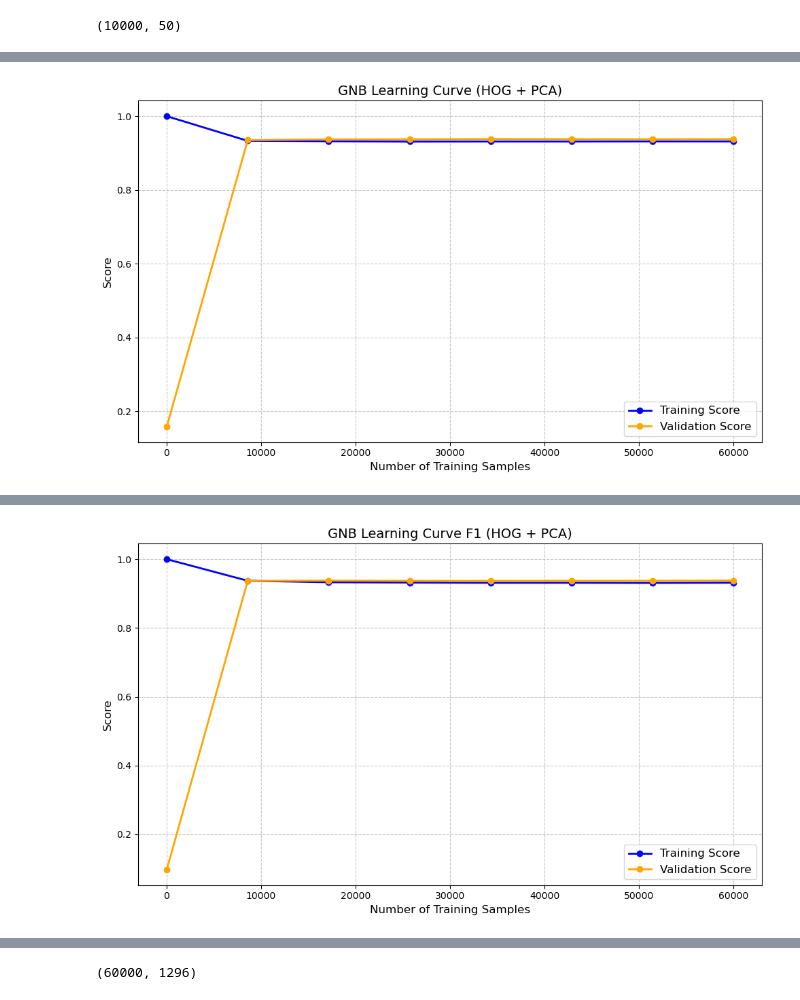
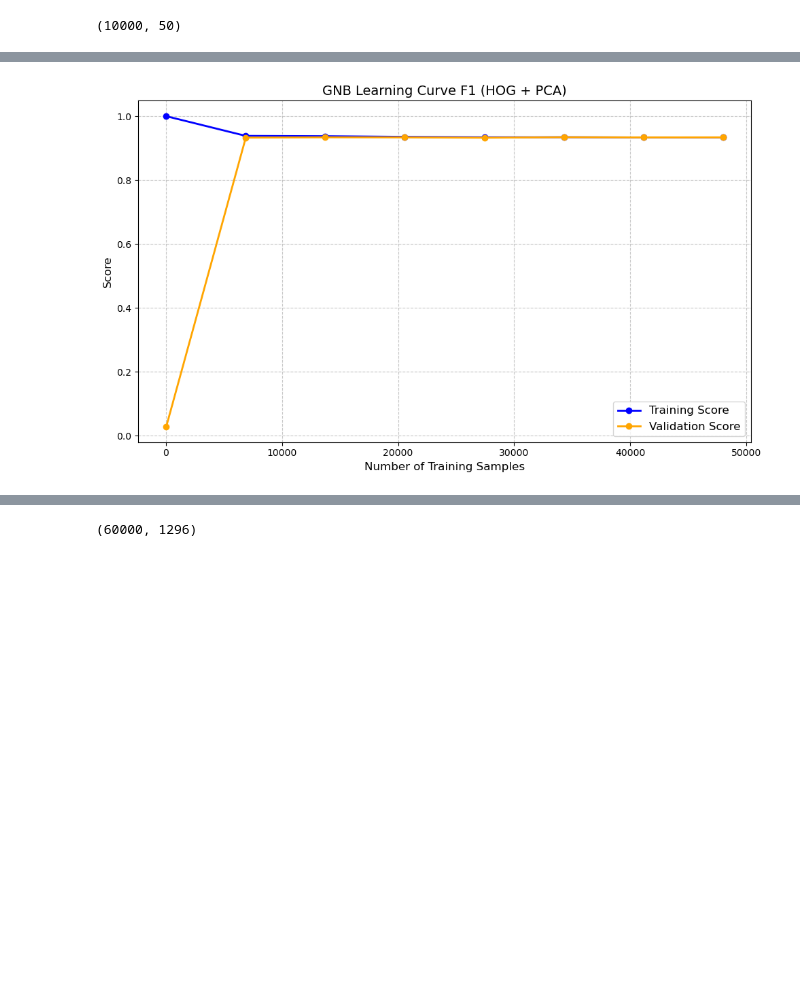
Before and after one commit to adhamthearray/Machine-Learning-Number-Classification_MNIST, a Jupyter notebook: Multi.ipynb, the cells around one changed output, grey strips where cells are left out. Saved outputs shown, nothing was run; the diff lists cells and outputs as text; code cells hidden in the pictures; blank space fills up the shorter version.

```diff
--- a/Multi.ipynb
+++ b/Multi.ipynb
@@ -166,10 +217,9 @@ Best score: 0.8204508209258771
 # %%
-param_grid2 = {
-    "maxDepth": [15, 18, 20],
-    "minSamplesSplit": [20, 30],
-    "minSampleLeafs": [2, 5],
-    "criterion": ["gini"],
-    "maxFeatures": ["sqrt"]
-}
-best_params2, _, _ = manual_grid_search_DT(X_train_HOG , y_train_O , param_grid2)
+dt = DecisionTree(maxDepth = 15, minSamplesSplit= 20, minSampleLeafs= 5, criterion= 'gini', maxFeatures= 'sqrt')
+
+dt.fit(X_train_hog_pca , y_train_O)
+predictions = dt.predict(X_test_hog_pca)
+print(classification_report2(
+    y_test, predictions,
+))
 # %% [output]
@@ -341,6 +316,16 @@ Size 60000/60000 -> Train: 0.9130 | Val: 0.8474
 # ======================
 # Helper Functions
 # ======================
+pca2 = PCA(n_components=100)
+
+X_train_hog_pca_a = pca2.fit_transform(X_train_HOG)
+X_test_hog_pca_a = pca2.transform(X_test_HOG)
+
+X_train_analysis_a , X_val_analysis_a , y_train_analysis_a , y_val_analysis_a = train_test_split(
+    X_train_hog_pca_a, y_train_O,
+    test_size=0.2,
+    random_state=42
+)
 def train_gnb(X, y):
     gnb = GNB()
     gnb.gaussian_naive_train(X, y)
@@ -350,7 +335,7 @@ def predict_gnb(model, X):
     return model.predict(X)
 
 def plot_cm(y_true, y_pred, title):
-    cm = confusion_matrix(y_true, y_pred)
+    cm = confusion_matrix2(y_true, y_pred)
 
     plt.figure(figsize=(6,5))
     plt.imshow(cm)
@@ -375,15 +360,15 @@ print("HOG + PCA")
 print("==============================")
 
 print("\n=== K-FOLD VALIDATION ===")
-run_kfold(X_train, y_train, train_gnb, predict_gnb, k=5, binary=0)
+run_kfold(X_train_hog_pca_a, y_train_O, train_gnb, predict_gnb, k=5, binary=0)
 
 gnb = GNB()
-gnb.gaussian_naive_train(X_train, y_train)
+gnb.gaussian_naive_train(X_train_hog_pca_a, y_train_O)
 
-predictions_hog = gnb.predict(X_test_hog_pca)
+predictions_hog = gnb.predict(X_test_hog_pca_a)
 
 print("\n=== TEST RESULTS ===")
-print(classification_report(y_test, predictions_hog))
+print(classification_report2(y_test, predictions_hog))
 
 plot_cm(y_test, predictions_hog, "HOG + PCA Confusion Matrix")
 
@@ -414,22 +399,14 @@ gnb.gaussian_naive_train(X_train_vgg, y_train)
 predictions_vgg = gnb.predict(X_test_vgg)
 
 print("\n=== TEST RESULTS ===")
-print(classification_report(y_test, predictions_vgg))
+print(classification_report2(y_test, predictions_vgg))
 
 plot_cm(y_test, predictions_vgg, "VGG (RAW) Confusion Matrix")
 
 
-# ======================
-# VGG + PCA (50)
-# ======================
-print("\n==============================")
-print("VGG + PCA (50)")
-print("==============================")
 
-pca = PCA(n_components=50)
-
-X_train_vgg_pca = pca.fit_transform(X_train_vgg)
-X_test_vgg_pca = pca.transform(X_test_vgg)
+X_train_vgg_pca = pca2.fit_transform(X_train_vgg)
+X_test_vgg_pca = pca2.transform(X_test_vgg)
 
 print("\n=== K-FOLD VALIDATION ===")
 run_kfold(X_train_vgg_pca, y_train, train_gnb, predict_gnb, k=5, binary=0)
@@ -440,34 +417,24 @@ gnb.gaussian_naive_train(X_train_vgg_pca, y_train)
 predictions_vgg_pca = gnb.predict(X_test_vgg_pca)
 
 print("\n=== TEST RESULTS ===")
-print(classification_report(y_test, predictions_vgg_pca))
+print(classification_report2(y_test, predictions_vgg_pca))
 
 plot_cm(y_test, predictions_vgg_pca, "VGG + PCA Confusion Matrix")
 from sklearn.metrics import accuracy_score
 
 # metric
 def metric_fn(y_true, y_pred):
-    return accuracy_score(y_true, y_pred)
+    return accuracy_score2(y_true, y_pred)
 def metric_f1_macro(y_true, y_pred):
-    return f1_score(y_true, y_pred, average='macro')
+    return f1_score2(y_true, y_pred, average='macro')
 
-# run analysis
+
+
 analysis_curves(
-    X_train_hog_pca,
-    y_train,
-    X_test_hog_pca,   # using test as validation
-    y_test,
-    train_fn=train_gnb,
-    predict_fn=predict_gnb,
-    metric_fn=metric_fn,
-    num_steps=8,
-    title="GNB Learning Curve (HOG + PCA)"
-)
-analysis_curves(
-    X_train_hog_pca,
-    y_train,
-    X_test_hog_pca,   # using test as validation
-    y_test,
+    X_train_analysis_a,
+    y_train_analysis_a,
+    X_val_analysis_a,   # using test as validation
+    y_val_analysis_a,
     train_fn=train_gnb,
     predict_fn=predict_gnb,
     metric_fn=metric_f1_macro,
@@ -540 +507 @@ Size 60000/60000 -> Train: 0.9316 | Val: 0.9380
-[figure, old version]
+[figure, new version]
@@ -549 +524,0 @@ Size 60000/60000 -> Train: 0.9315 | Val: 0.9379
-[figure, removed]
```
Also changed, not shown: parts of 36 cells of this notebook, 27 other files.
